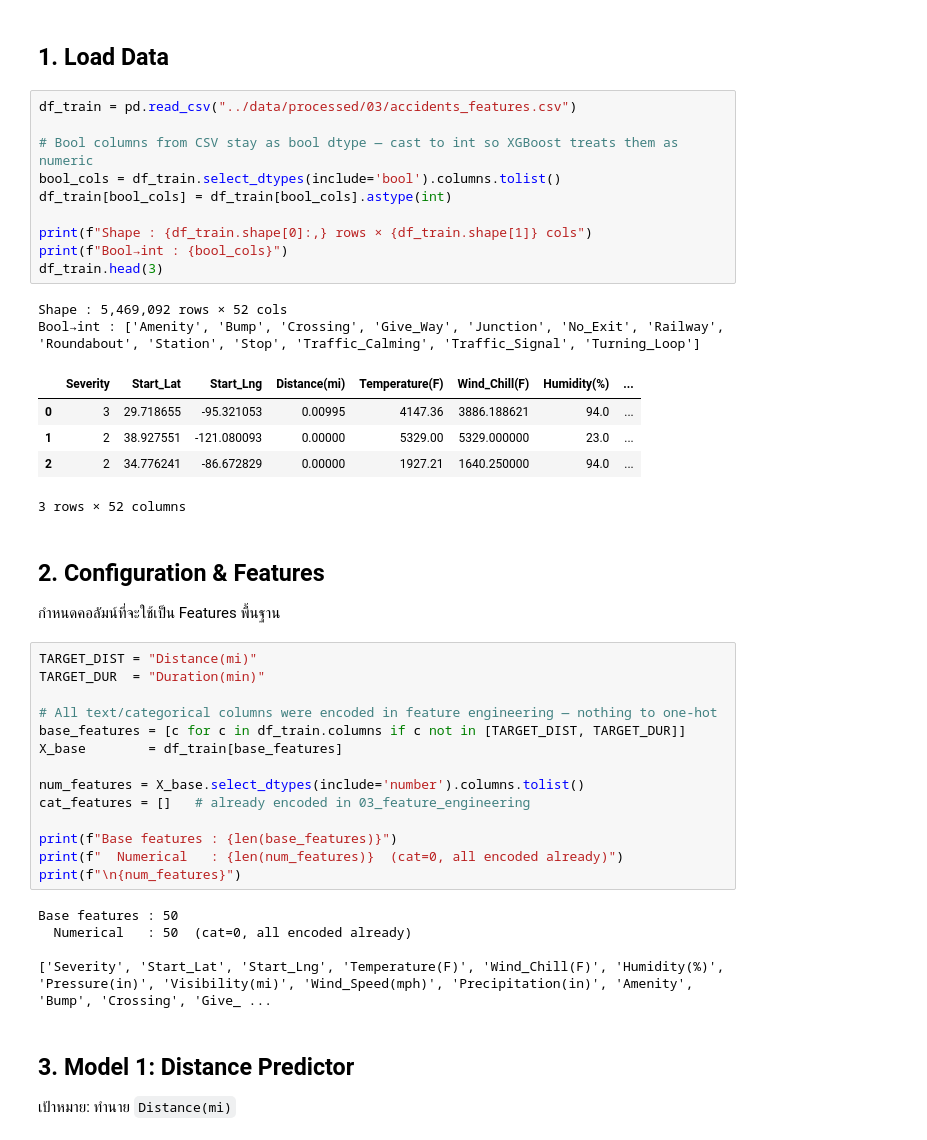
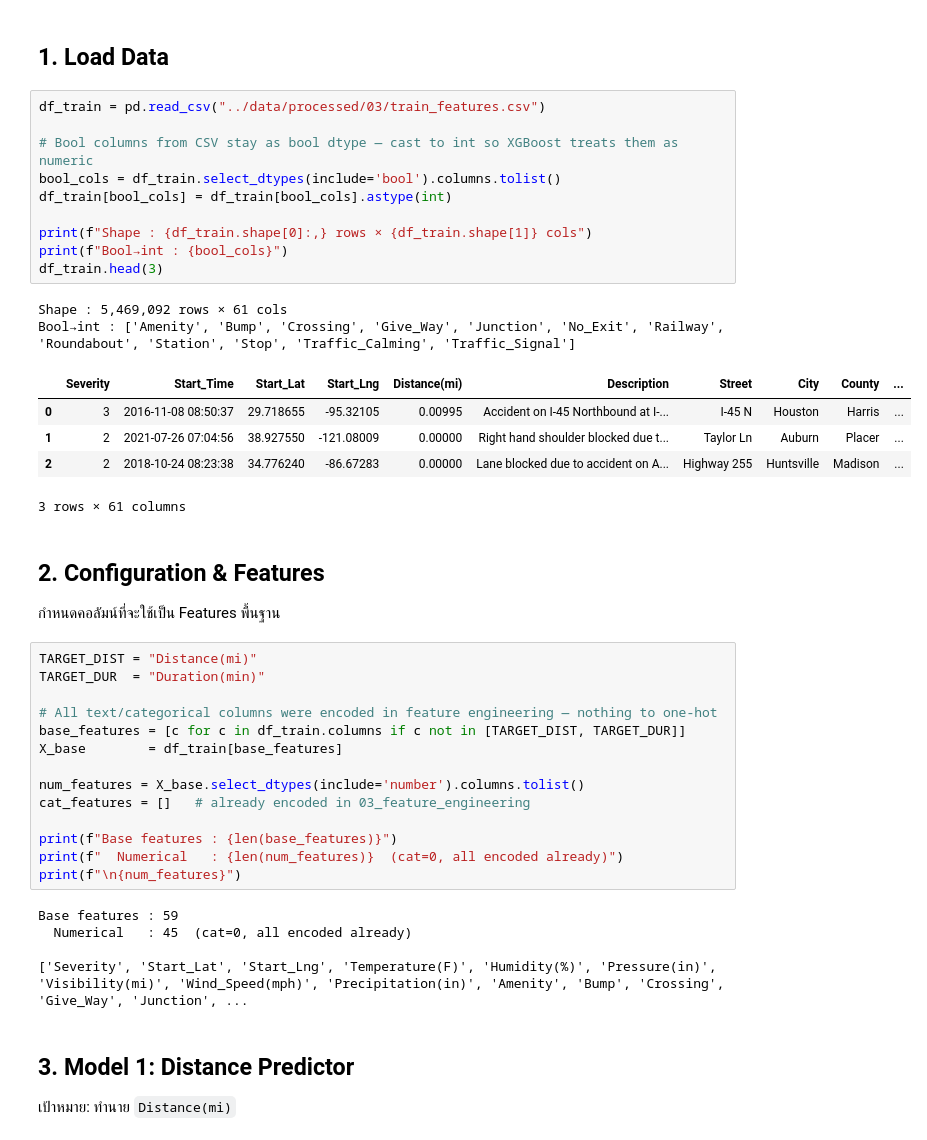
Before and after one commit to ThnaChamp/us-traffic-incident-analysis, a Jupyter notebook: notebooks/04_model_training.ipynb, the cells around one changed output. Saved outputs shown, nothing was run; the diff lists cells and outputs as text.

```diff
--- a/notebooks/04_model_training.ipynb
+++ b/notebooks/04_model_training.ipynb
@@ -27,23 +60,23 @@ plt.rcParams['figure.dpi'] = 100
 # %% [markdown]
 ## 1. Load Data
 # %%
-df_train = pd.read_csv("../data/processed/03/accidents_features.csv")
+df_train = pd.read_csv("../data/processed/03/train_features.csv")
 
 # Bool columns from CSV stay as bool dtype — cast to int so XGBoost treats them as numeric
 bool_cols = df_train.select_dtypes(include='bool').columns.tolist()
 df_train[bool_cols] = df_train[bool_cols].astype(int)
 
 print(f"Shape : {df_train.shape[0]:,} rows × {df_train.shape[1]} cols")
 print(f"Bool→int : {bool_cols}")
 df_train.head(3)
 # %% [output]
-Shape : 5,469,092 rows × 52 cols
-Bool→int : ['Amenity', 'Bump', 'Crossing', 'Give_Way', 'Junction', 'No_Exit', 'Railway', 'Roundabout', 'Station', 'Stop', 'Traffic_Calming', 'Traffic_Signal', 'Turning_Loop']
+Shape : 5,469,092 rows × 61 cols
+Bool→int : ['Amenity', 'Bump', 'Crossing', 'Give_Way', 'Junction', 'No_Exit', 'Railway', 'Roundabout', 'Station', 'Stop', 'Traffic_Calming', 'Traffic_Signal']
-|  | Severity | Start_Lat | Start_Lng | Distance(mi) | Temperature(F) | Wind_Chill(F) | Humidity(%) | ... |
-| 0 | 3 | 29.718655 | -95.321053 | 0.00995 | 4147.36 | 3886.188621 | 94.0 | ... |
-| 1 | 2 | 38.927551 | -121.080093 | 0.00000 | 5329.00 | 5329.000000 | 23.0 | ... |
-| 2 | 2 | 34.776241 | -86.672829 | 0.00000 | 1927.21 | 1640.250000 | 94.0 | ... |
+|  | Severity | Start_Time | Start_Lat | Start_Lng | Distance(mi) | Description | Street | City | County | ... |
+| 0 | 3 | 2016-11-08 08:50:37 | 29.718655 | -95.32105 | 0.00995 | Accident on I-45 Northbound at I-... | I-45 N | Houston | Harris | ... |
+| 1 | 2 | 2021-07-26 07:04:56 | 38.927550 | -121.08009 | 0.00000 | Right hand shoulder blocked due t... | Taylor Ln | Auburn | Placer | ... |
+| 2 | 2 | 2018-10-24 08:23:38 | 34.776240 | -86.67283 | 0.00000 | Lane blocked due to accident on A... | Highway 255 | Huntsville | Madison | ... |
-3 rows × 52 columns
+3 rows × 61 columns
 # %% [markdown]
 ## 2. Configuration & Features
 กำหนดคอลัมน์ที่จะใช้เป็น Features พื้นฐาน
@@ -62,10 +95,10 @@ print(f"Base features : {len(base_features)}")
 print(f"  Numerical   : {len(num_features)}  (cat=0, all encoded already)")
 print(f"\n{num_features}")
 # %% [output]
-Base features : 50
-  Numerical   : 50  (cat=0, all encoded already)
+Base features : 59
+  Numerical   : 45  (cat=0, all encoded already)
 
-['Severity', 'Start_Lat', 'Start_Lng', 'Temperature(F)', 'Wind_Chill(F)', 'Humidity(%)', 'Pressure(in)', 'Visibility(mi)', 'Wind_Speed(mph)', 'Precipitation(in)', 'Amenity', 'Bump', 'Crossing', 'Give_ ...
+['Severity', 'Start_Lat', 'Start_Lng', 'Temperature(F)', 'Humidity(%)', 'Pressure(in)', 'Visibility(mi)', 'Wind_Speed(mph)', 'Precipitation(in)', 'Amenity', 'Bump', 'Crossing', 'Give_Way', 'Junction', ...
 # %% [markdown]
 ## 3. Model 1: Distance Predictor
 เป้าหมาย: ทำนาย `Distance(mi)`
```
Also changed, not shown: parts of 9 cells of this notebook, 10 other files.
